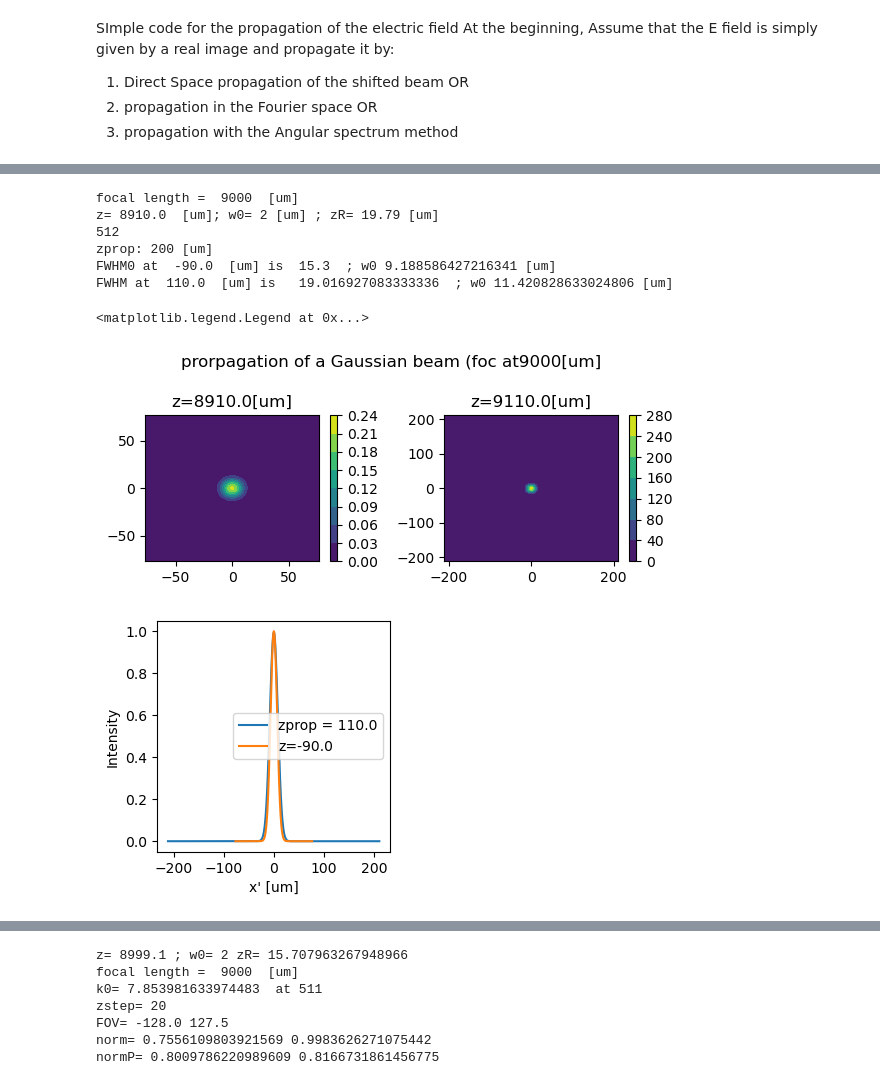
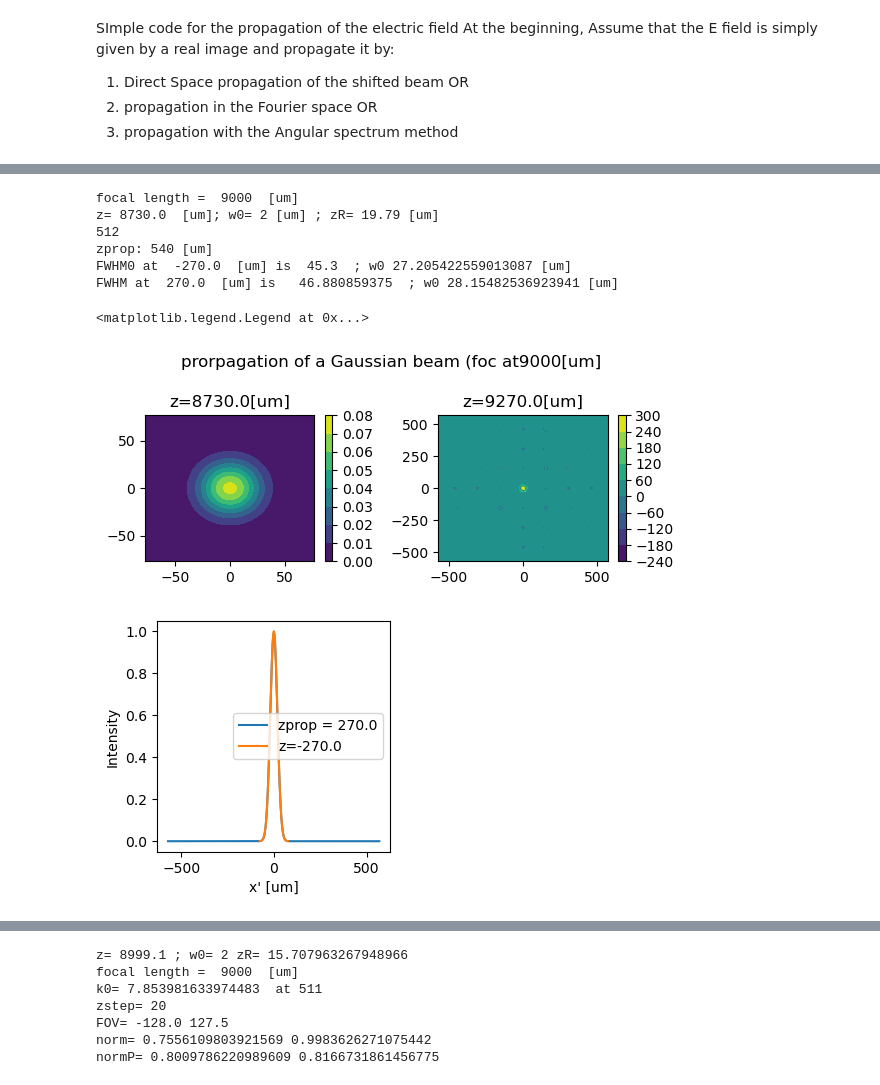
Before and after one commit to Gchirico63/Didattica, a Jupyter notebook: PhysicalPropagation/PhysicalWavePropagation_2026.ipynb, the cells around one changed output, grey strips where cells are left out. Drawn from its saved outputs; the diff is of its cells as text; code cells hidden in the pictures.

```diff
--- a/PhysicalPropagation/PhysicalWavePropagation_2026.ipynb
+++ b/PhysicalPropagation/PhysicalWavePropagation_2026.ipynb
@@ -290,7 +308,7 @@ w0 = 2 # um
 zR   = np.pi*w0**2/wav  ### in
 foc  = 9000 # um
 print ('focal length = ',foc,' [um]')
-z    = foc*0.99  ##
+z    = foc*0.97  ##
 print ('z=',z,' [um]; w0=',w0,'[um] ; zR=',np.round(zR,2), '[um]')
 
 
@@ -306,13 +324,14 @@ plt.colorbar(im0,ax=ax[0])
 ax[0].set_title('z='+str(z)+'[um]')
 print (Npix)
 
-zprop = 200 # um
+zprop = 540 # um
 #x                   = np.linspace(-Npix//2,Npix//2-1,Npix) * upix
 #xx0,yy0             = np.meshgrid(x,x)
 rho02               = xx0**2+yy0**2
 frequenze           = np.fft.fftshift(np.fft.fftfreq(Npix,upix))   ######SHIFTED !!!!!
 xz                  = frequenze * wav * zprop
 xxz,yyz             = np.meshgrid(xz,xz)
+rho2z               = xxz**2+yyz**2
 freq2x,freq2y       = np.meshgrid(frequenze,frequenze)       # also these are shifted
 
 ############## SHIFTED eFIELD
@@ -322,43 +341,43 @@ print ('zprop:',zprop,'[um]')
 Eshifted      = np.exp(-1j*np.pi*kappa*rho02/zprop)*Gbeam   ### look at the signs! it is relevatn
 
 Eshifted_fft  = np.fft.fftshift(np.fft.fft2(Eshifted))
-
-propField     = np.flipud( np.abs(Eshifted_fft) )
+Kkz           = np.exp(-1j*np.pi*kappa*rho2z/zprop)
+propField     = Kkz * np.flipud( np.abs(Eshifted_fft) )
 
 im1  = ax[1].contourf(xxz,yyz,propField)
 plt.colorbar(im1, ax=ax[1])
 ax[1].set_title('z='+str(z+zprop)+'[um]')
 
 plt.tight_layout()
 
 plt.figure(figsize=(3,3))
 
 
 A = np.abs(propField)[int(Npix//2),:]/np.max(np.abs(propField)) ### propagated field
 A0 = np.abs(Gbeam)[int(Npix//2),:] / np.abs(Gbeam).max()        ##  original field
 
 # diff(mask) is True where the mask changes (crossing points)
 FWHM0   = getFWHM(xx0[int(Npix//2),:],A0)
 FWHM    = getFWHM(xxz[int(Npix//2),:],A)
 fattorew= np.sqrt(np.log(2))
 print('FWHM0 at ',z-foc,' [um] is ',FWHM0,' ; w0',FWHM0/2/fattorew , '[um]')
 print('FWHM at ', z+zprop-foc, ' [um] is  ',FWHM,' ; w0',FWHM/2/fattorew, '[um]')
 
 plt.plot(xxz[int(Npix//2),:],A,label='zprop = '+str(-foc+(z+zprop)))
 plt.plot(xx0[int(Npix//2),:],A0,label='z='+str(z-foc))
 plt.xlabel('x\' [um]')
 plt.ylabel('Intensity')
 plt.legend()
 # %% [output]
 focal length =  9000  [um]
-z= 8910.0  [um]; w0= 2 [um] ; zR= 19.79 [um]
+z= 8730.0  [um]; w0= 2 [um] ; zR= 19.79 [um]
 512
-zprop: 200 [um]
-FWHM0 at  -90.0  [um] is  15.3  ; w0 9.188586427216341 [um]
-FWHM at  110.0  [um] is   19.016927083333336  ; w0 11.420828633024806 [um]
+zprop: 540 [um]
+FWHM0 at  -270.0  [um] is  45.3  ; w0 27.205422559013087 [um]
+FWHM at  270.0  [um] is   46.880859375  ; w0 28.15482536923941 [um]
 <matplotlib.legend.Legend at 0x...>
-[figure, old version]
+[figure, new version]
-[figure, old version]
+[figure, new version]
 # %%
 ######################################################
 ### Gaussian beam and its propagation for very very short stretches
```
Also changed, not shown: parts of 6 cells of this notebook.
